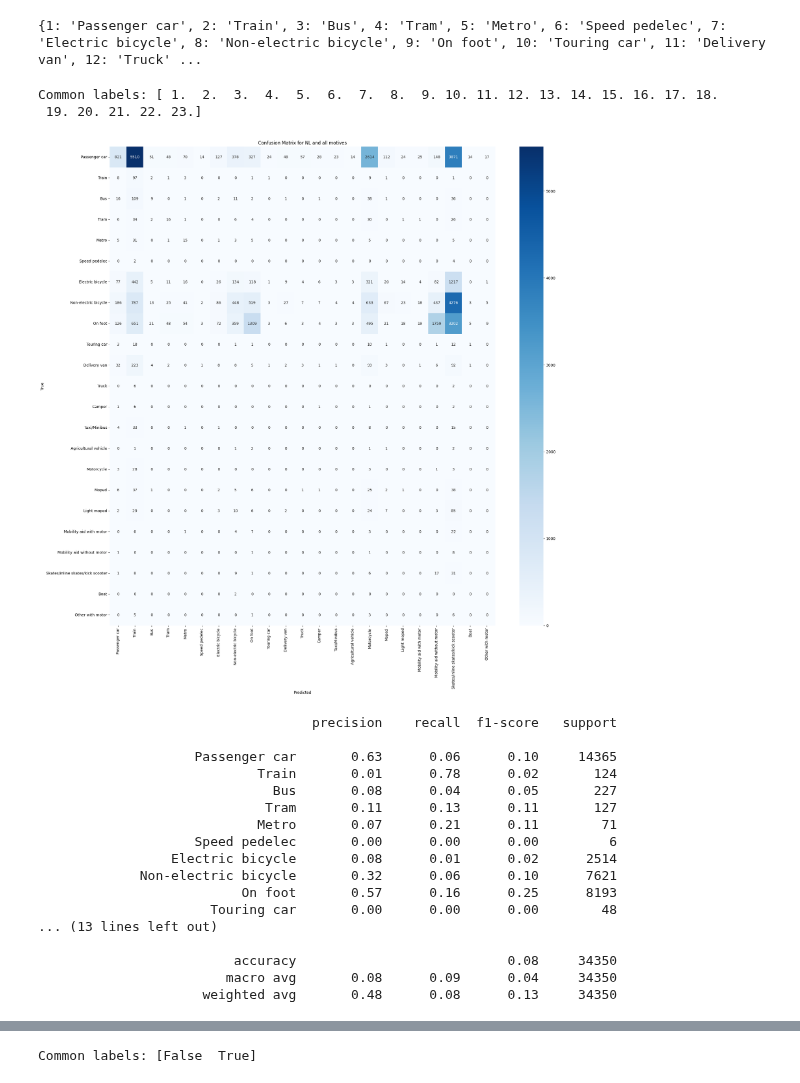
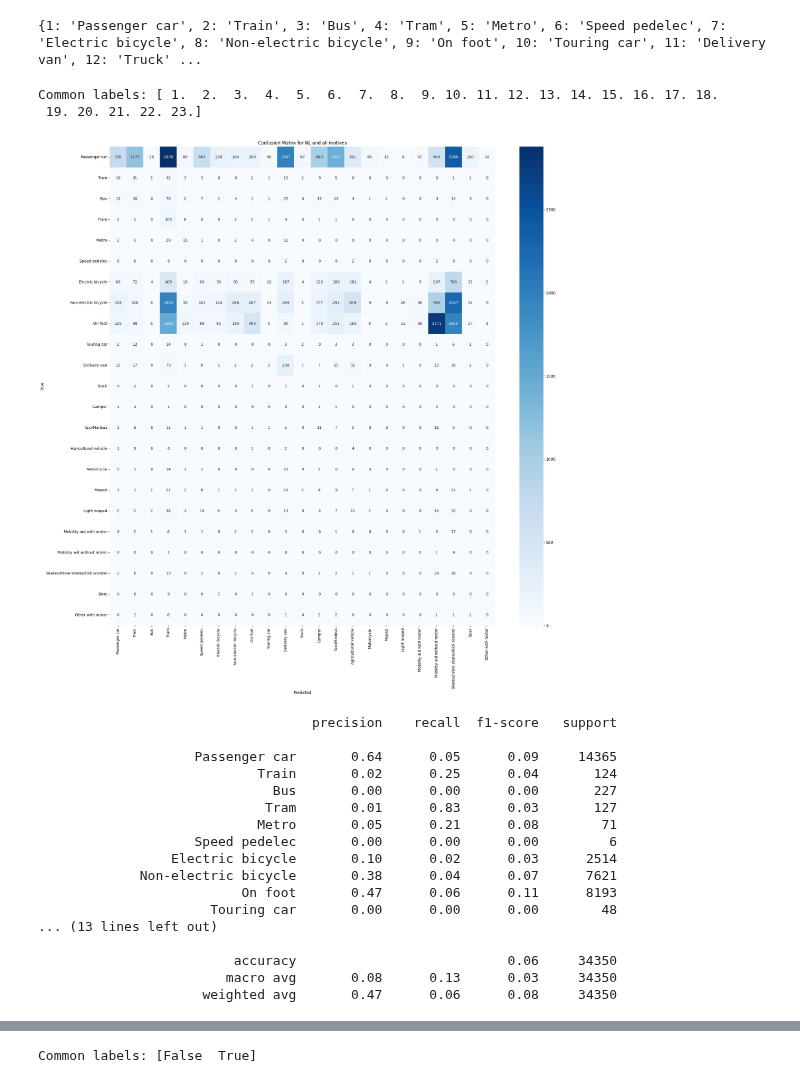
Before and after one commit to FabianScott/Design-of-AI-driven-business-operation, a Jupyter notebook: Topic2/exploration.ipynb, the cells around one changed output, grey strips where cells are left out. Drawn from its saved outputs; the diff is of its cells as text; code cells hidden in the pictures.

```diff
--- a/Topic2/exploration.ipynb
+++ b/Topic2/exploration.ipynb
@@ -106,49 +106,49 @@ print(transport_modes)
 # %% [output]
 {1: 'Passenger car', 2: 'Train', 3: 'Bus', 4: 'Tram', 5: 'Metro', 6: 'Speed pedelec', 7: 'Electric bicycle', 8: 'Non-electric bicycle', 9: 'On foot', 10: 'Touring car', 11: 'Delivery van', 12: 'Truck' ...
 # %%
-from codebase import run_multiclass_classification, distance_col, origin_col, province_codes, level_mapping_suffix, age_col, transport_mode_col
+from codebase import run_multiclass_classification, distance_col, origin_col, province_codes, level_mapping_suffix, age_col, transport_mode_col, motive_col, urbanness_col
 
 
 df_multiclass = df[df[transport_mode_col] != df[transport_mode_col].max()]
 motives=None
 origins=None#[7, 8, ]
 location_level=2
 categorical_features=[origin_col]
-numerical_features=[distance_col]
+numerical_features=[distance_col, urbanness_col, motive_col]
 origin_str = ', '.join(province_codes[code] for code in origins) if origins is not None else "NL"
 motive_str = ', '.join(trip_motives[motive] for motive in motives) if motives is not None else "all motives"
 
-run_multiclass_classification(
+_ = run_multiclass_classification(
     df_multiclass,
     test_size=0.2,
     destinations=None,
     origins=origins,
     location_level=location_level,
     categorical_features=categorical_features,
     numerical_features=numerical_features,
     motives=motives,
     plot=True,
     savename=f"graphics/classification_results/multiclass/{level_mapping_suffix[location_level]}/{origins}/{motives}/{categorical_features + numerical_features}",
     plot_title=f"Confusion Matrix for {origin_str} and {motive_str}",
 )
 # %% [output]
 Common labels: [ 1.  2.  3.  4.  5.  6.  7.  8.  9. 10. 11. 12. 13. 14. 15. 16. 17. 18.
  19. 20. 21. 22. 23.]
-[figure, old version]
+[figure, new version]
                                    precision    recall  f1-score   support
 
-                    Passenger car       0.63      0.06      0.10     14365
-                            Train       0.01      0.78      0.02       124
-                              Bus       0.08      0.04      0.05       227
-                             Tram       0.11      0.13      0.11       127
-                            Metro       0.07      0.21      0.11        71
+                    Passenger car       0.64      0.05      0.09     14365
+                            Train       0.02      0.25      0.04       124
+                              Bus       0.00      0.00      0.00       227
+                             Tram       0.01      0.83      0.03       127
+                            Metro       0.05      0.21      0.08        71
                     Speed pedelec       0.00      0.00      0.00         6
-                 Electric bicycle       0.08      0.01      0.02      2514
-             Non-electric bicycle       0.32      0.06      0.10      7621
-                          On foot       0.57      0.16      0.25      8193
+                 Electric bicycle       0.10      0.02      0.03      2514
+             Non-electric bicycle       0.38      0.04      0.07      7621
+                          On foot       0.47      0.06      0.11      8193
                       Touring car       0.00      0.00      0.00        48
 ... (13 lines left out)
 
-                         accuracy                           0.08     34350
-                        macro avg       0.08      0.09      0.04     34350
-                     weighted avg       0.48      0.08      0.13     34350
+                         accuracy                           0.06     34350
+                        macro avg       0.08      0.13      0.03     34350
+                     weighted avg       0.47      0.06      0.08     34350
```
Also changed, not shown: parts of 2 cells of this notebook, 6 other files.
